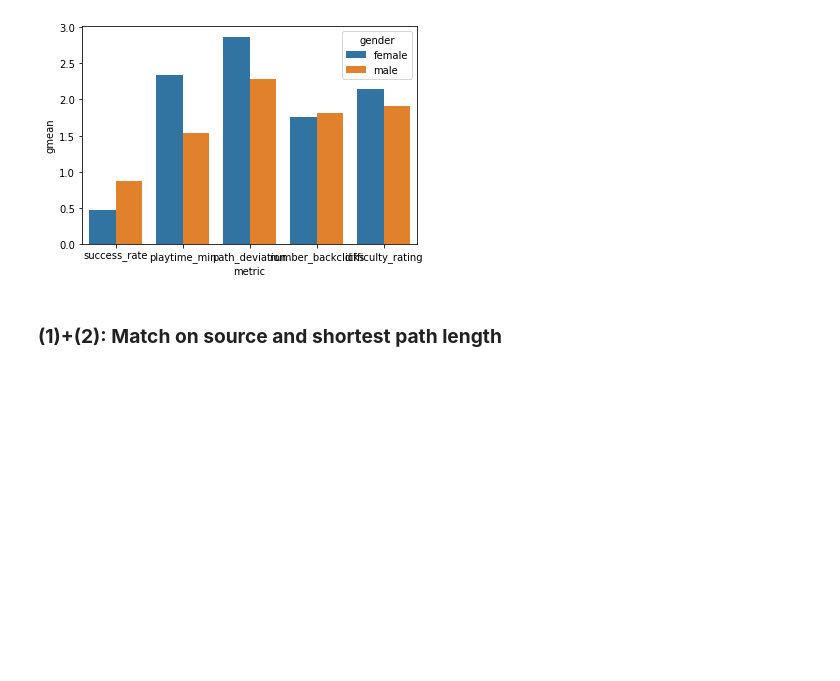
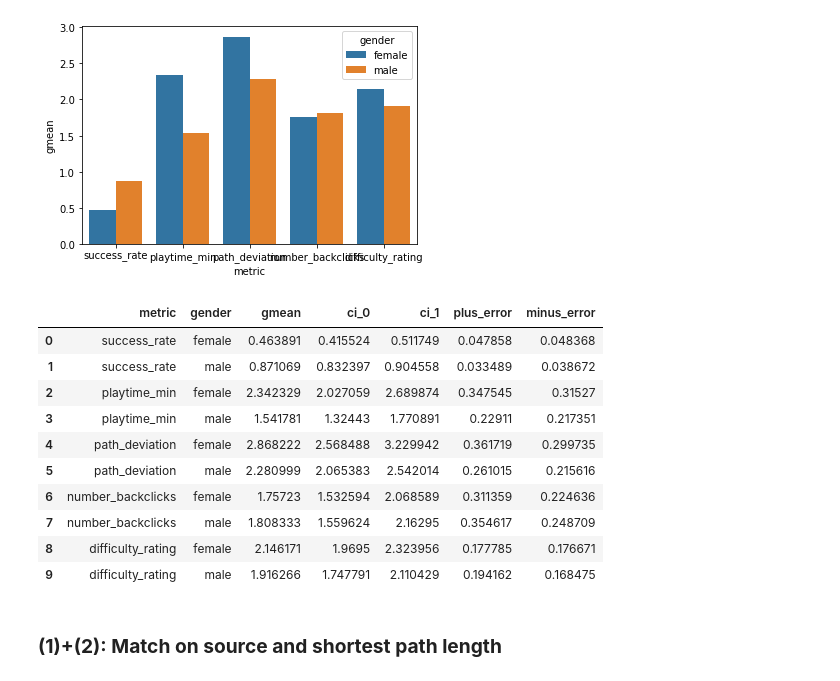
Before and after one commit to epfl-ada/ada-2022-project-metadata, a Jupyter notebook: project.ipynb, the cells around one changed output. Cells and saved outputs as stored; diff of their text form; code cells hidden in the pictures; blank space fills up the shorter version.

```diff
--- a/project.ipynb
+++ b/project.ipynb
@@ -1146,4 +1159,18 @@ fig.update_layout(barmode='group')
 fig.show()
+# %%
+src_match_summary
+# %% [output]
+|  | metric | gender | gmean | ci_0 | ci_1 | plus_error | minus_error |
+| 0 | success_rate | female | 0.463891 | 0.415524 | 0.511749 | 0.047858 | 0.048368 |
+| 1 | success_rate | male | 0.871069 | 0.832397 | 0.904558 | 0.033489 | 0.038672 |
+| 2 | playtime_min | female | 2.342329 | 2.027059 | 2.689874 | 0.347545 | 0.31527 |
+| 3 | playtime_min | male | 1.541781 | 1.32443 | 1.770891 | 0.22911 | 0.217351 |
+| 4 | path_deviation | female | 2.868222 | 2.568488 | 3.229942 | 0.361719 | 0.299735 |
+| 5 | path_deviation | male | 2.280999 | 2.065383 | 2.542014 | 0.261015 | 0.215616 |
+| 6 | number_backclicks | female | 1.75723 | 1.532594 | 2.068589 | 0.311359 | 0.224636 |
+| 7 | number_backclicks | male | 1.808333 | 1.559624 | 2.16295 | 0.354617 | 0.248709 |
+| 8 | difficulty_rating | female | 2.146171 | 1.9695 | 2.323956 | 0.177785 | 0.176671 |
+| 9 | difficulty_rating | male | 1.916266 | 1.747791 | 2.110429 | 0.194162 | 0.168475 |
 # %% [markdown]
 ### **(1)+(2): Match on source and shortest path length**
 # %% [markdown]
```
Also changed, not shown: parts of 2 cells of this notebook, 1 other file.
